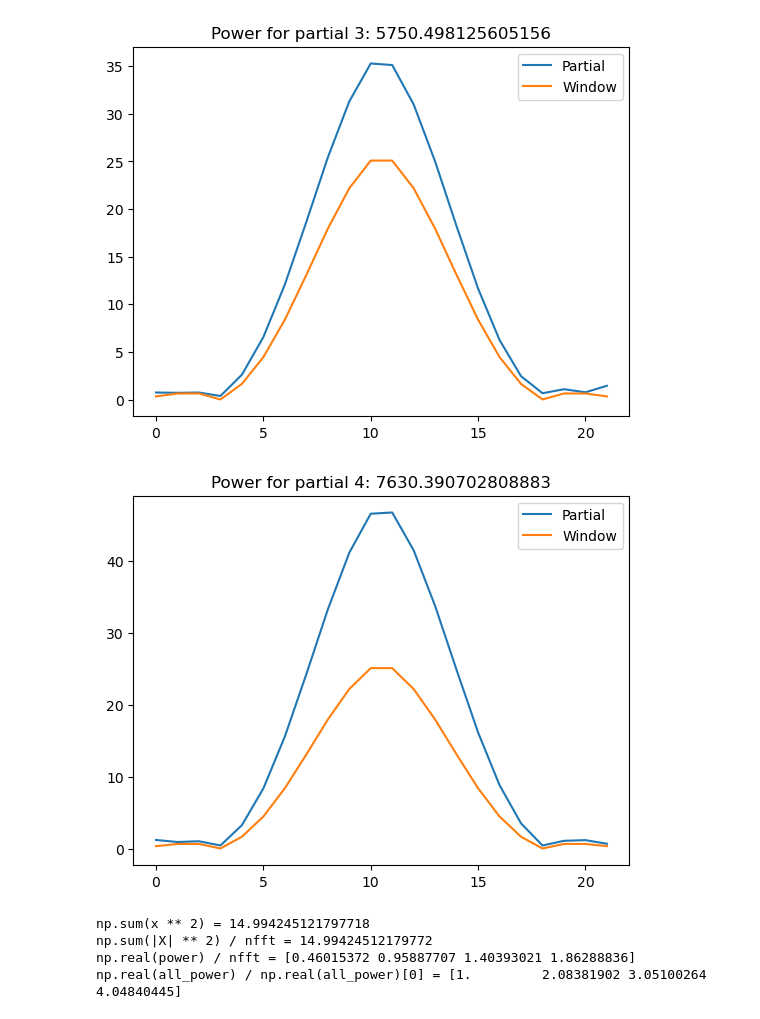
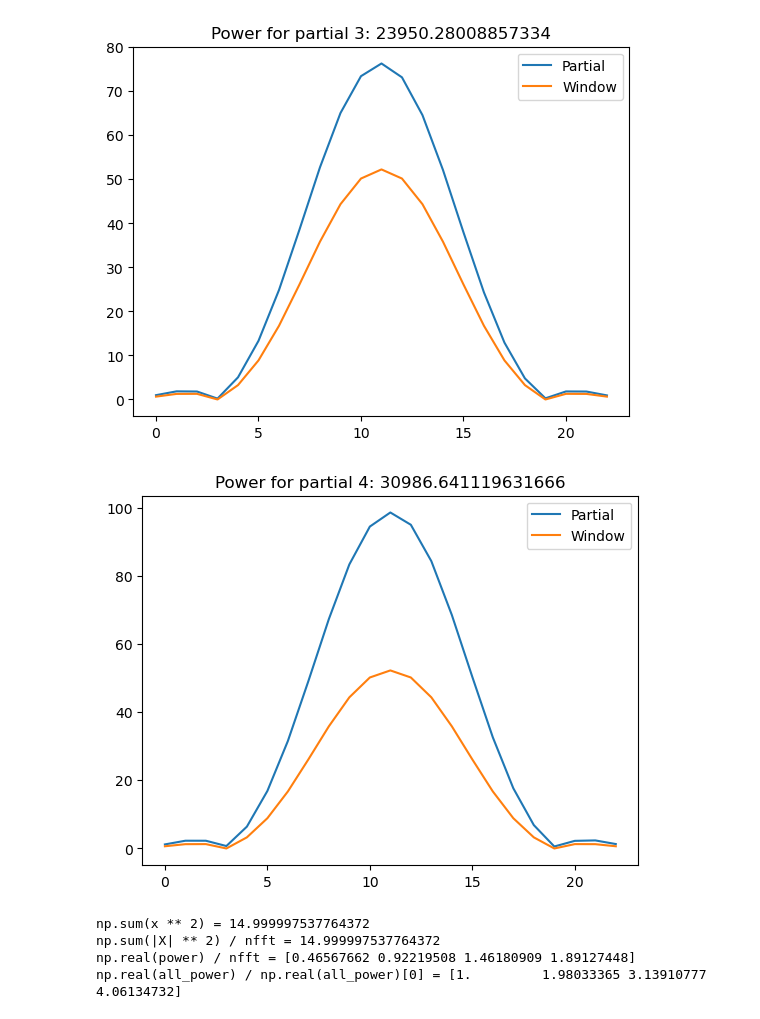
Before and after one commit to maxsolomonhenry/mbe, a Jupyter notebook: scratch.ipynb, the cells around one changed output. Saved outputs shown, nothing was run; the diff lists cells and outputs as text; code cells hidden in the pictures.

```diff
--- a/scratch.ipynb
+++ b/scratch.ipynb
@@ -17,10 +17,10 @@ def interpolated_read(x, idx):
 
     return below * (1 - residual) + above * (residual)
 # %%
-frame_size = 1024
+frame_size = 4096
 window = np.hanning(frame_size)
 window /= np.sqrt(np.sum(window ** 2))
-nfft = 4096
+nfft = 4096 * 4
 num_search = nfft // frame_size * 3
 
 W = np.fft.fft(window, nfft)
@@ -62,14 +62,14 @@ for i in range(num_partials):
         power += W[j] * np.conj(interpolated_read(X, bin_idx + j))
         power += W[j] * np.conj(interpolated_read(X, -bin_idx - j))
 
+        lobe.append(interpolated_read(X, bin_idx + j))
+        segment.append(W[j])
+
         if j == 0:
             continue
 
         power += W[-j] * np.conj(interpolated_read(X, bin_idx - j))
         power += W[-j] * np.conj(interpolated_read(X, -bin_idx + j))
-
-        lobe.append(interpolated_read(X, bin_idx + j))
-        segment.append(W[j])
 
         lobe.insert(0, interpolated_read(X, bin_idx - j))
         segment.insert(0, W[-j])
@@ -94,6 +94,6 @@ plt.show()
-[figure, old version]
+[figure, new version]
-[figure, old version]
+[figure, new version]
-np.sum(x ** 2) = 14.994245121797718
-np.sum(|X| ** 2) / nfft = 14.99424512179772
-np.real(power) / nfft = [0.46015372 0.95887707 1.40393021 1.86288836]
-np.real(all_power) / np.real(all_power)[0] = [1.         2.08381902 3.05100264 4.04840445]
+np.sum(x ** 2) = 14.999997537764372
+np.sum(|X| ** 2) / nfft = 14.999997537764372
+np.real(power) / nfft = [0.46567662 0.92219508 1.46180909 1.89127448]
+np.real(all_power) / np.real(all_power)[0] = [1.         1.98033365 3.13910777 4.06134732]
```
Also changed, not shown: parts of 1 cell of this notebook, 3 other files.
